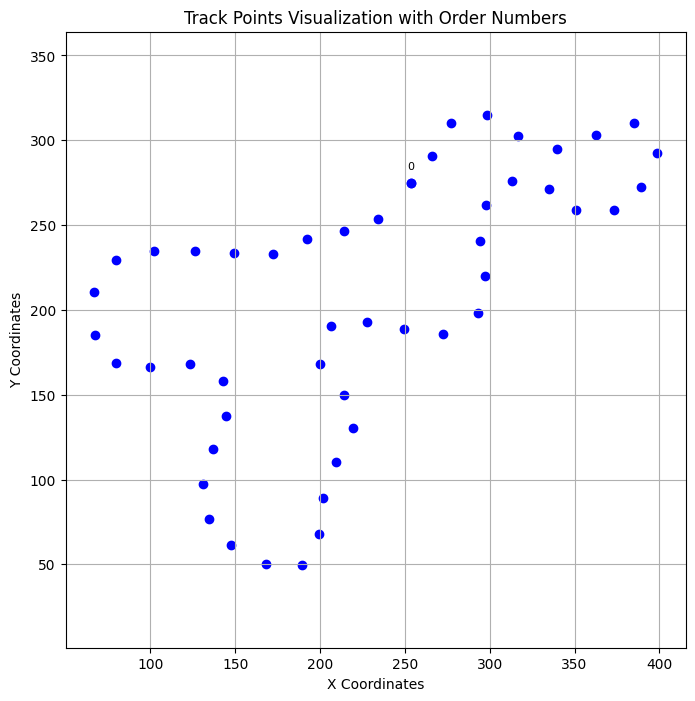
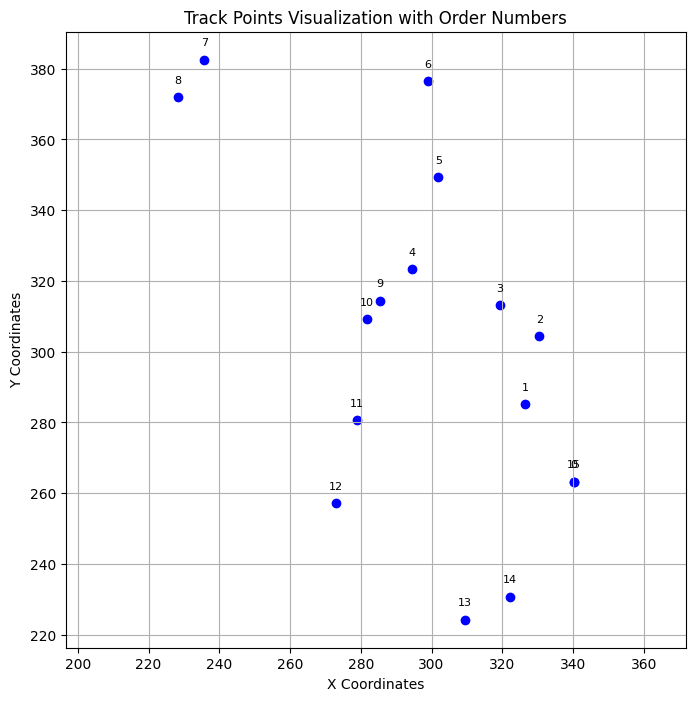
The notebook cell's code change between the first figure and the second:
--- before
+++ after
@@ -4,5 +4,5 @@
 
 # Define the path to the JSON file
-json_file_path = os.path.join(os.getcwd(), 'src/data/convexHull/1725.json')
+json_file_path = os.path.join(os.getcwd(), 'src/data/voronoi/json/2.json')
 with open(json_file_path, 'r') as file:
     data = json.load(file)
@@ -21,7 +21,12 @@
 plt.figure(figsize=(8, 8))
 plt.scatter(x_coords, y_coords, c='blue', marker='o')
-#Annotate one each 100 points with its order number
-for i in range(0, len(points), 100):
-    plt.annotate(str(i), (x_coords[i], y_coords[i]), textcoords="offset points", xytext=(0,10), ha='center', fontsize=8)
+if len(points) <= 300:
+    #Annotate all points with their order number
+    for i, (x, y) in enumerate(points):
+        plt.annotate(str(i), (x, y), textcoords="offset points", xytext=(0,10), ha='center', fontsize=8)    
+else:
+    #Annotate one each 100 points with its order number
+    for i in range(0, len(points), 100):
+        plt.annotate(str(i), (x_coords[i], y_coords[i]), textcoords="offset points", xytext=(0,10), ha='center', fontsize=8)
 
 plt.title('Track Points Visualization with Order Numbers')

Commit: adds proper logging library for js